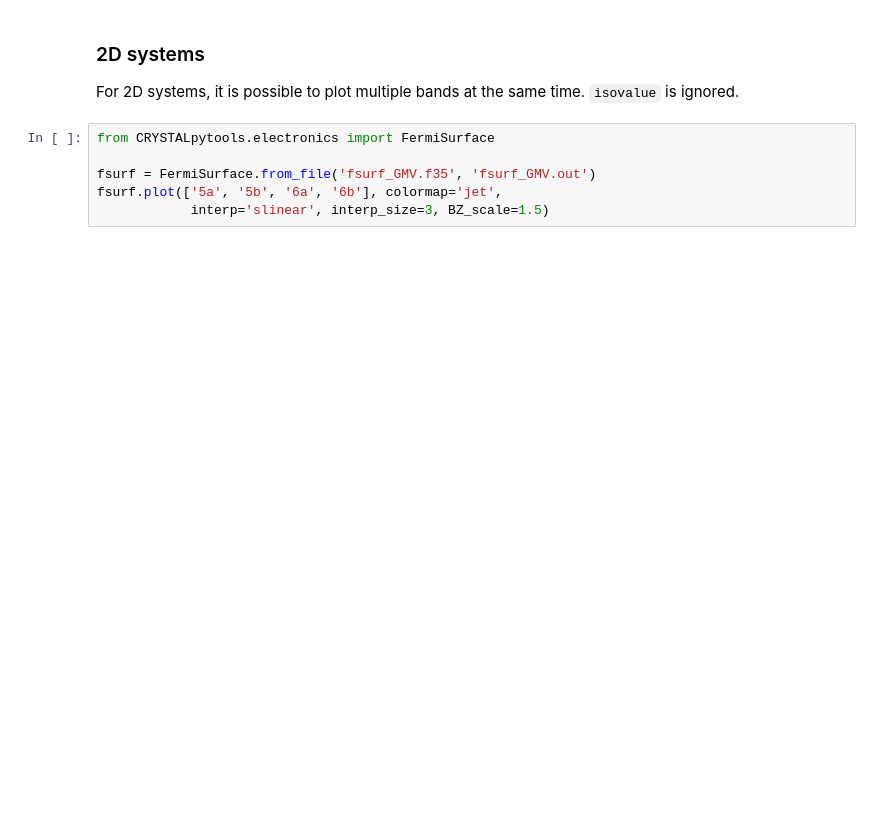
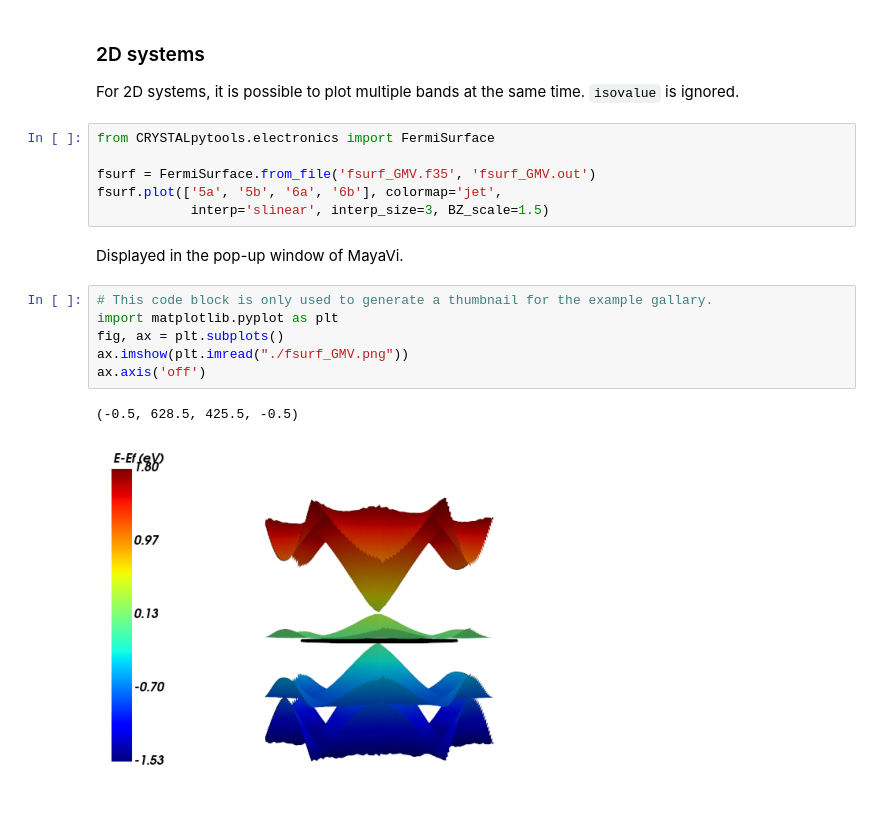
Before and after one commit to crystal-code-tools/CRYSTALpytools, a Jupyter notebook: examples/fermi_surface/fermi_surface.ipynb, the cells around one changed output. Cells and saved outputs as stored; diff of their text form; blank space fills up the shorter version.

```diff
--- a/examples/fermi_surface/fermi_surface.ipynb
+++ b/examples/fermi_surface/fermi_surface.ipynb
@@ -134,4 +134,15 @@ from CRYSTALpytools.electronics import FermiSurface
 fsurf = FermiSurface.from_file('fsurf_GMV.f35', 'fsurf_GMV.out')
 fsurf.plot(['5a', '5b', '6a', '6b'], colormap='jet',
             interp='slinear', interp_size=3, BZ_scale=1.5)
+# %% [markdown]
+Displayed in the pop-up window of MayaVi.
+# %%
+# This code block is only used to generate a thumbnail for the example gallary.
+import matplotlib.pyplot as plt
+fig, ax = plt.subplots()
+ax.imshow(plt.imread("./fsurf_GMV.png"))
+ax.axis('off')
+# %% [output]
+(-0.5, 628.5, 425.5, -0.5)
+[figure, added]
 # %% [markdown]
```
Also changed, not shown: parts of 1 cell of this notebook.
